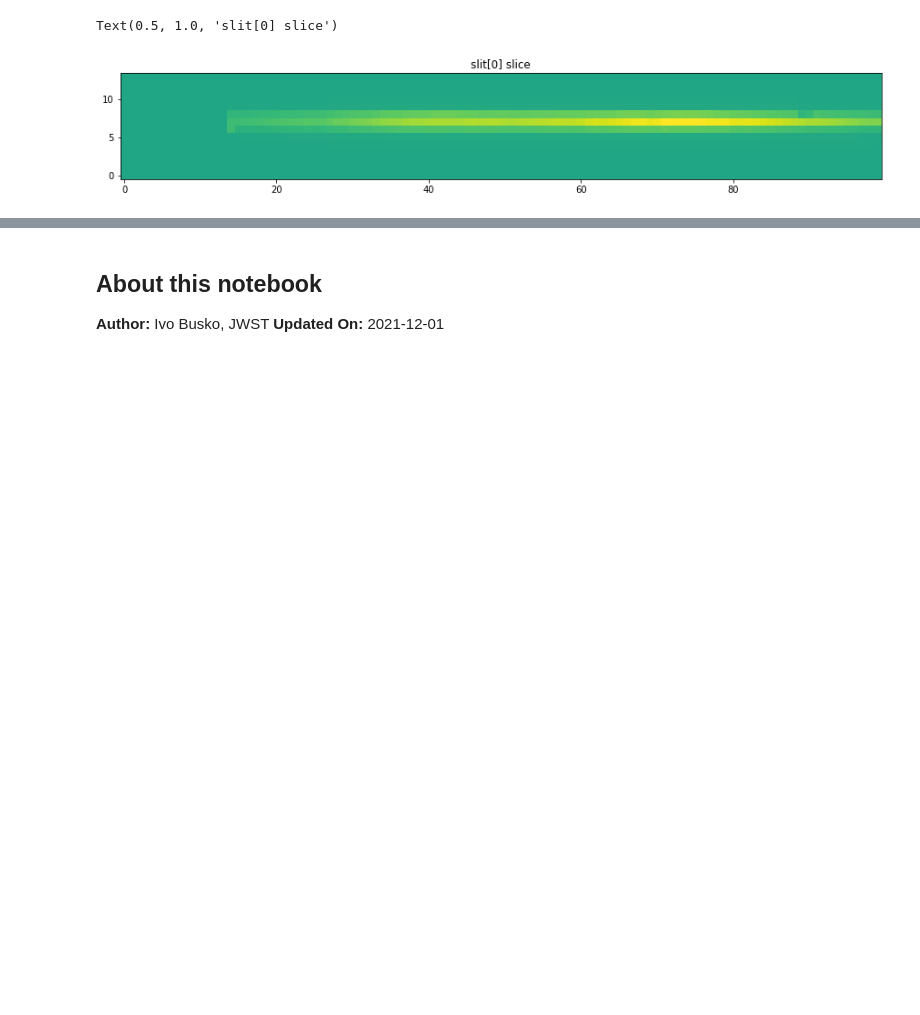
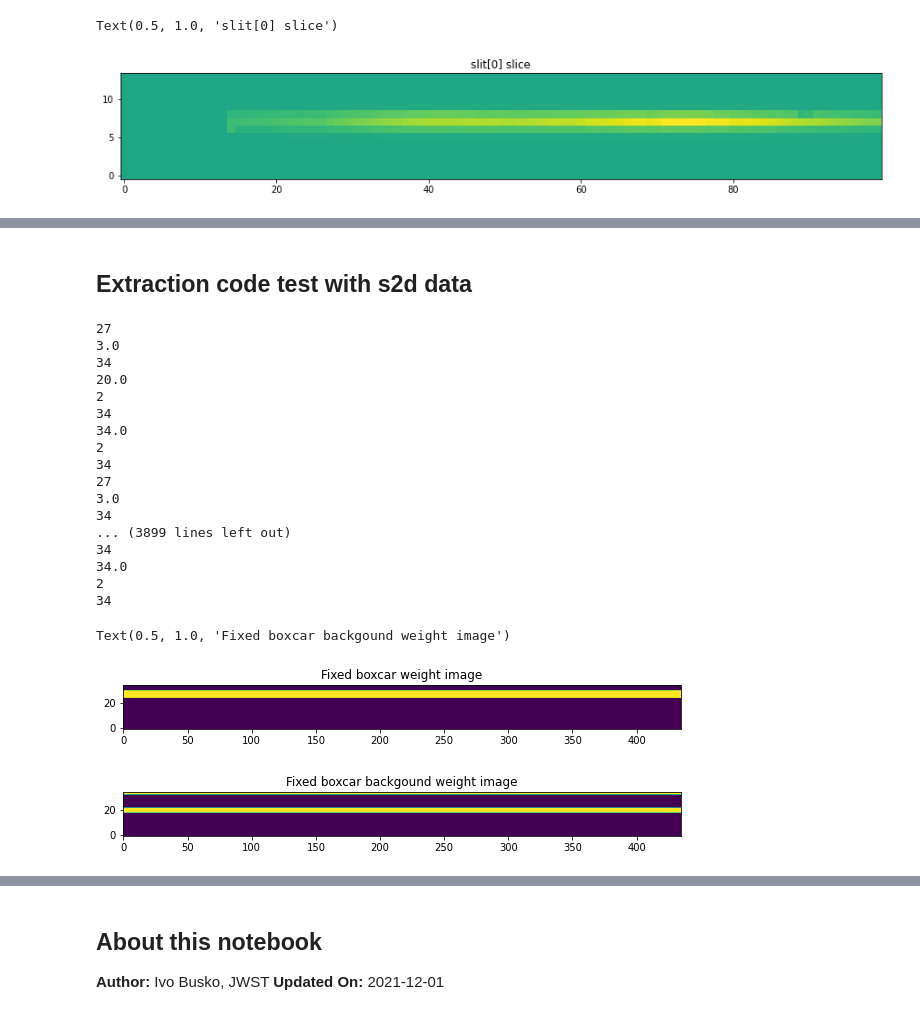
Before and after one commit to ibusko/notebooks, a Jupyter notebook: specreduce_extract_jwst.ipynb, the cells around one changed output, grey strips where cells are left out. Cells and saved outputs as stored; diff of their text form; code cells hidden in the pictures; blank space fills up the shorter version.

```diff
--- a/specreduce_extract_jwst.ipynb
+++ b/specreduce_extract_jwst.ipynb
@@ -126,0 +312,37 @@ UnitConversionError: 'pix' and 'Angstrom' (length) are not convertible
+# %% [markdown]
+## Extraction code test with s2d data
+# %%
+# visualize the weight images used in the fixed boxcar extraction
+wimage_fixedboxcar, wimage_fb_bkg = ap_weight_images(ext_center, ext_width, bkg_offset,
+                                                     bkg_width, image.shape)
+
+norm_data = simple_norm(wimage_fixedboxcar)
+plt.figure(figsize=(10, 3))
+plt.imshow(wimage_fixedboxcar, norm=norm_data, origin="lower")
+plt.title("Fixed boxcar weight image")
+
+norm_data = simple_norm(wimage_fb_bkg)
+plt.figure(figsize=(10, 3))
+plt.imshow(wimage_fb_bkg, norm=norm_data, origin="lower")
+plt.title("Fixed boxcar backgound weight image")
+# %% [output]
+27
+3.0
+34
+20.0
+2
+34
+34.0
+2
+34
+27
+3.0
+34
+... (3899 lines left out)
+34
+34.0
+2
+34
+Text(0.5, 1.0, 'Fixed boxcar backgound weight image')
+[figure, added]
+[figure, added]
```
Also changed, not shown: parts of 24 cells of this notebook, 5 other files.
